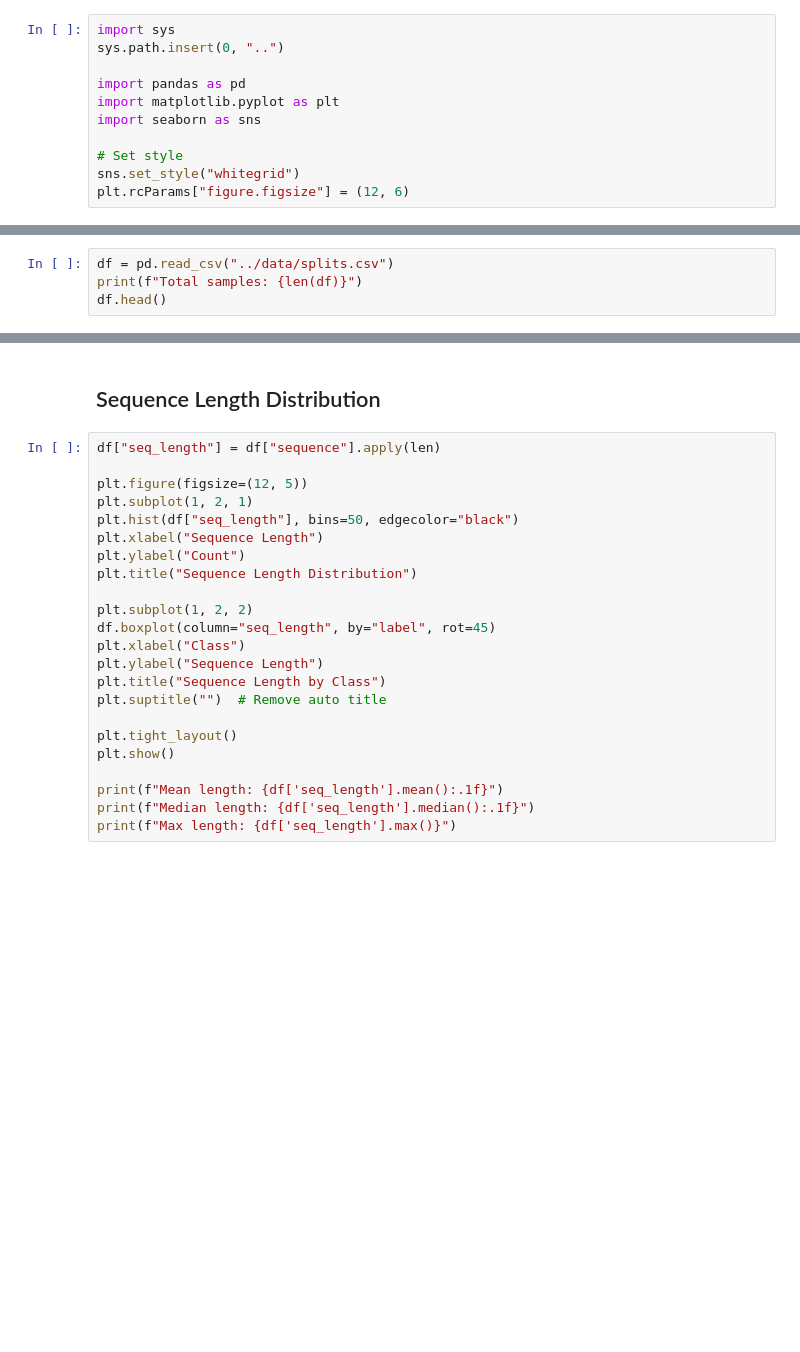
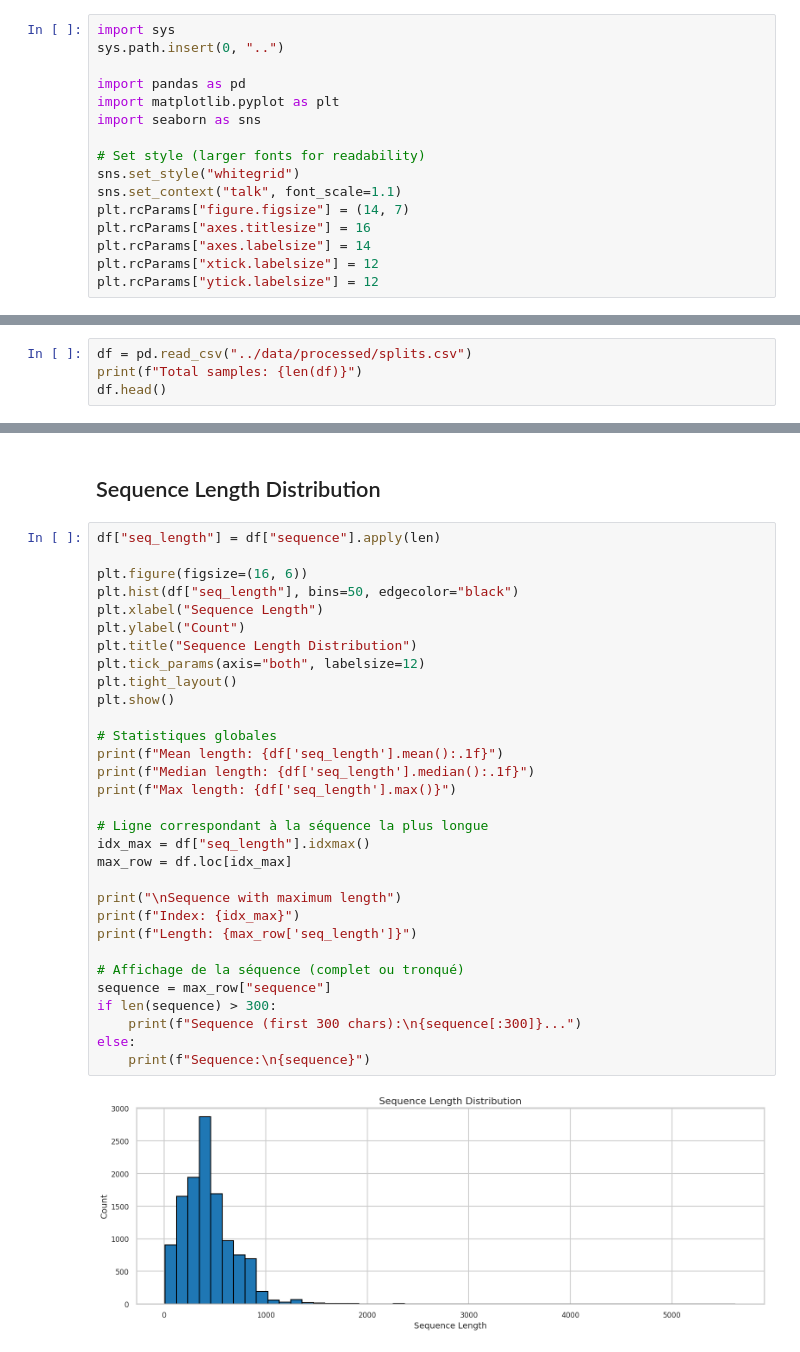
Before and after one commit to Rayou2403/protein-subcellular-localization, a Jupyter notebook: notebooks/exploratory_analysis.ipynb, the cells around one changed output, grey strips where cells are left out. Cells and saved outputs as stored; diff of their text form; blank space fills up the shorter version.

```diff
--- a/notebooks/exploratory_analysis.ipynb
+++ b/notebooks/exploratory_analysis.ipynb
@@ -10,12 +10,17 @@ import pandas as pd
 import matplotlib.pyplot as plt
 import seaborn as sns
 
-# Set style
+# Set style (larger fonts for readability)
 sns.set_style("whitegrid")
-plt.rcParams["figure.figsize"] = (12, 6)
+sns.set_context("talk", font_scale=1.1)
+plt.rcParams["figure.figsize"] = (14, 7)
+plt.rcParams["axes.titlesize"] = 16
+plt.rcParams["axes.labelsize"] = 14
+plt.rcParams["xtick.labelsize"] = 12
+plt.rcParams["ytick.labelsize"] = 12
 # %% [markdown]
 ## Load Dataset
 # %%
-df = pd.read_csv("../data/splits.csv")
+df = pd.read_csv("../data/processed/splits.csv")
 print(f"Total samples: {len(df)}")
 df.head()
@@ -45,23 +60,33 @@ plt.show()
 # %%
 df["seq_length"] = df["sequence"].apply(len)
 
-plt.figure(figsize=(12, 5))
-plt.subplot(1, 2, 1)
+plt.figure(figsize=(16, 6))
 plt.hist(df["seq_length"], bins=50, edgecolor="black")
 plt.xlabel("Sequence Length")
 plt.ylabel("Count")
 plt.title("Sequence Length Distribution")
-
-plt.subplot(1, 2, 2)
-df.boxplot(column="seq_length", by="label", rot=45)
-plt.xlabel("Class")
-plt.ylabel("Sequence Length")
-plt.title("Sequence Length by Class")
-plt.suptitle("")  # Remove auto title
-
+plt.tick_params(axis="both", labelsize=12)
 plt.tight_layout()
 plt.show()
 
+# Statistiques globales
 print(f"Mean length: {df['seq_length'].mean():.1f}")
 print(f"Median length: {df['seq_length'].median():.1f}")
 print(f"Max length: {df['seq_length'].max()}")
+
+# Ligne correspondant à la séquence la plus longue
+idx_max = df["seq_length"].idxmax()
+max_row = df.loc[idx_max]
+
+print("\nSequence with maximum length")
+print(f"Index: {idx_max}")
+print(f"Length: {max_row['seq_length']}")
+
+# Affichage de la séquence (complet ou tronqué)
+sequence = max_row["sequence"]
+if len(sequence) > 300:
+    print(f"Sequence (first 300 chars):\n{sequence[:300]}...")
+else:
+    print(f"Sequence:\n{sequence}")
+# %% [output]
+[figure, added]
```
Also changed, not shown: parts of 3 cells of this notebook, 30 other files.
